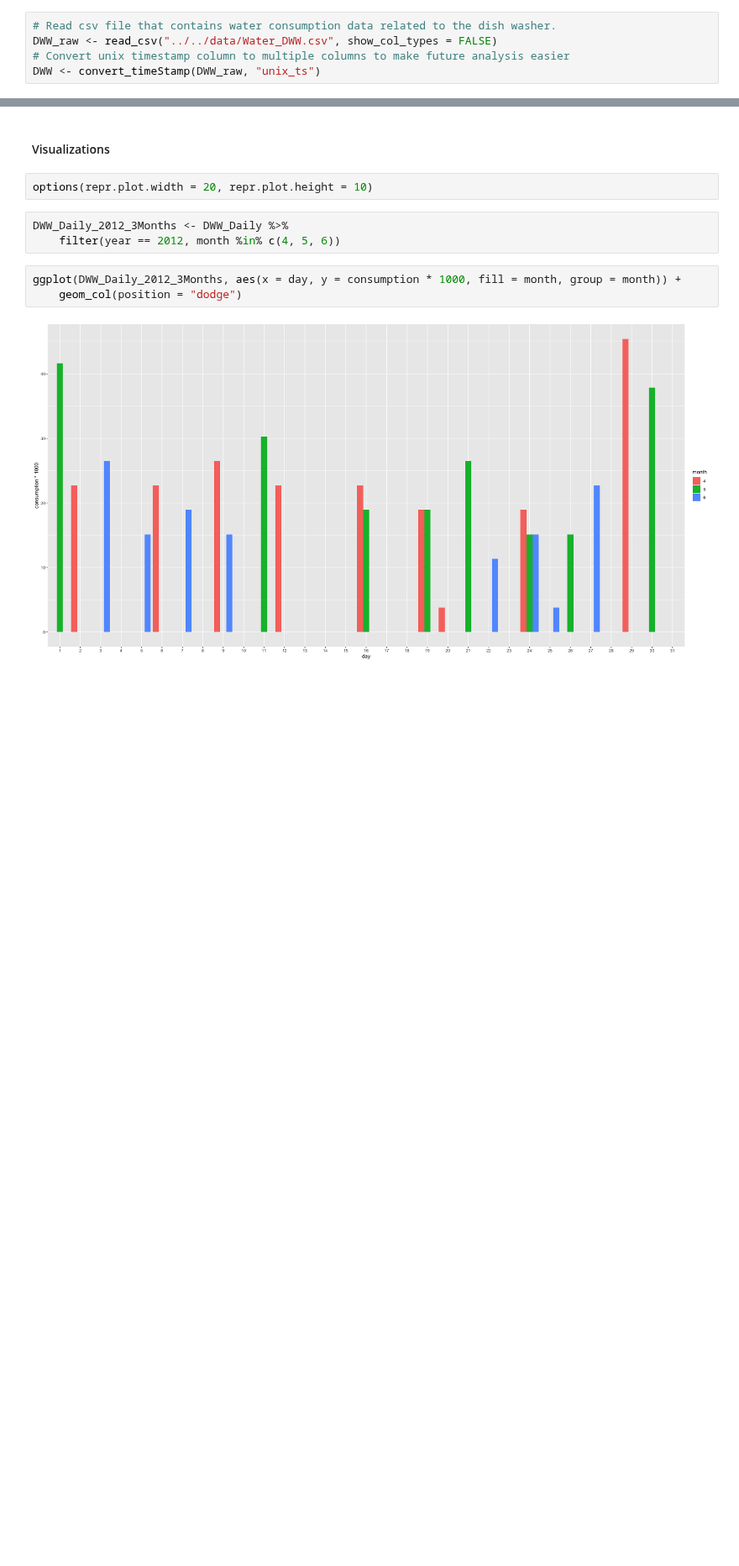
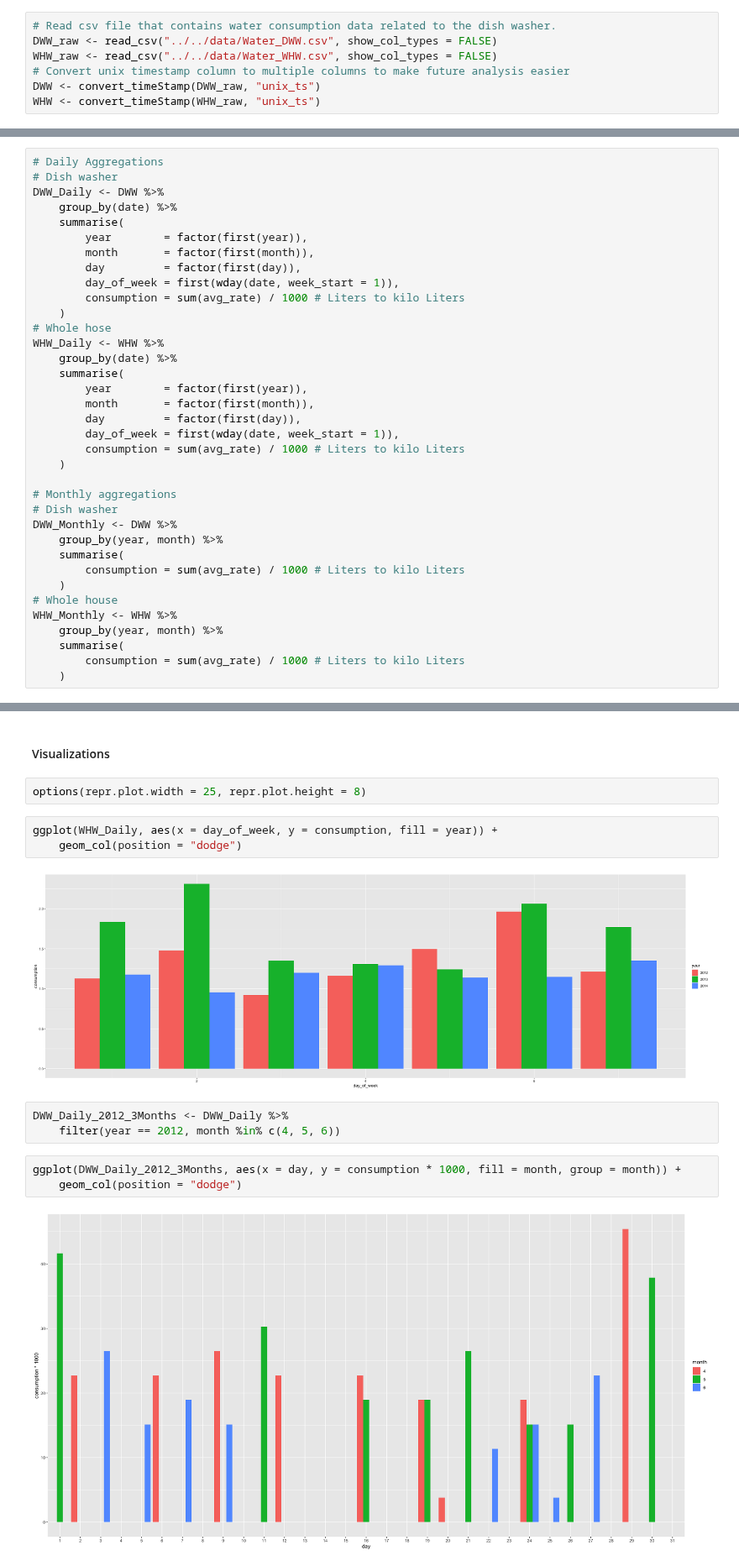
Before and after one commit to philippebarrette4/INF1430, a Jupyter notebook: scripts/GeneralAnalysis/exploration_analysis.ipynb, the cells around one changed output, grey strips where cells are left out. Shown at 84% size. Cells and saved outputs as stored; diff of their text form; blank space fills up the shorter version.

Commit message:
added one visual

```diff
--- a/scripts/GeneralAnalysis/exploration_analysis.ipynb
+++ b/scripts/GeneralAnalysis/exploration_analysis.ipynb
@@ -17,8 +17,10 @@ source("../Common/func.R")
 # %%
 # Read csv file that contains water consumption data related to the dish washer.
 DWW_raw <- read_csv("../../data/Water_DWW.csv", show_col_types = FALSE)
+WHW_raw <- read_csv("../../data/Water_WHW.csv", show_col_types = FALSE)
 # Convert unix timestamp column to multiple columns to make future analysis easier
 DWW <- convert_timeStamp(DWW_raw, "unix_ts")
+WHW <- convert_timeStamp(WHW_raw, "unix_ts")
 # %%
 head(DWW)
 # %% [output]
@@ -59,0 +50,36 @@ ggplot(DWW_Monthly, aes(x = month, y = consumption, color = factor(year))) +
+# %%
+# Daily Aggregations
+# Dish washer
+DWW_Daily <- DWW %>%
+    group_by(date) %>%
+    summarise(
+        year        = factor(first(year)),
+        month       = factor(first(month)),
+        day         = factor(first(day)),
+        day_of_week = first(wday(date, week_start = 1)),
+        consumption = sum(avg_rate) / 1000 # Liters to kilo Liters
+    )
+# Whole hose
+WHW_Daily <- WHW %>%
+    group_by(date) %>%
+    summarise(
+        year        = factor(first(year)),
+        month       = factor(first(month)),
+        day         = factor(first(day)),
+        day_of_week = first(wday(date, week_start = 1)),
+        consumption = sum(avg_rate) / 1000 # Liters to kilo Liters
+    )
+
+# Monthly aggregations
+# Dish washer
+DWW_Monthly <- DWW %>%
+    group_by(year, month) %>%
+    summarise(
+        consumption = sum(avg_rate) / 1000 # Liters to kilo Liters
+    )
+# Whole house
+WHW_Monthly <- WHW %>%
+    group_by(year, month) %>%
+    summarise(
+        consumption = sum(avg_rate) / 1000 # Liters to kilo Liters
+    )
@@ -60,7 +91,12 @@ ggplot(DWW_Monthly, aes(x = month, y = consumption, color = factor(year))) +
 # %% [markdown]
 #### Visualizations
 # %%
-options(repr.plot.width = 20, repr.plot.height = 10)
+options(repr.plot.width = 25, repr.plot.height = 8)
+# %%
+ggplot(WHW_Daily, aes(x = day_of_week, y = consumption, fill = year)) +
+    geom_col(position = "dodge")
+# %% [output]
+[figure, added]
 # %%
 DWW_Daily_2012_3Months <- DWW_Daily %>%
     filter(year == 2012, month %in% c(4, 5, 6))
```
Also changed, not shown: parts of 5 cells of this notebook.
